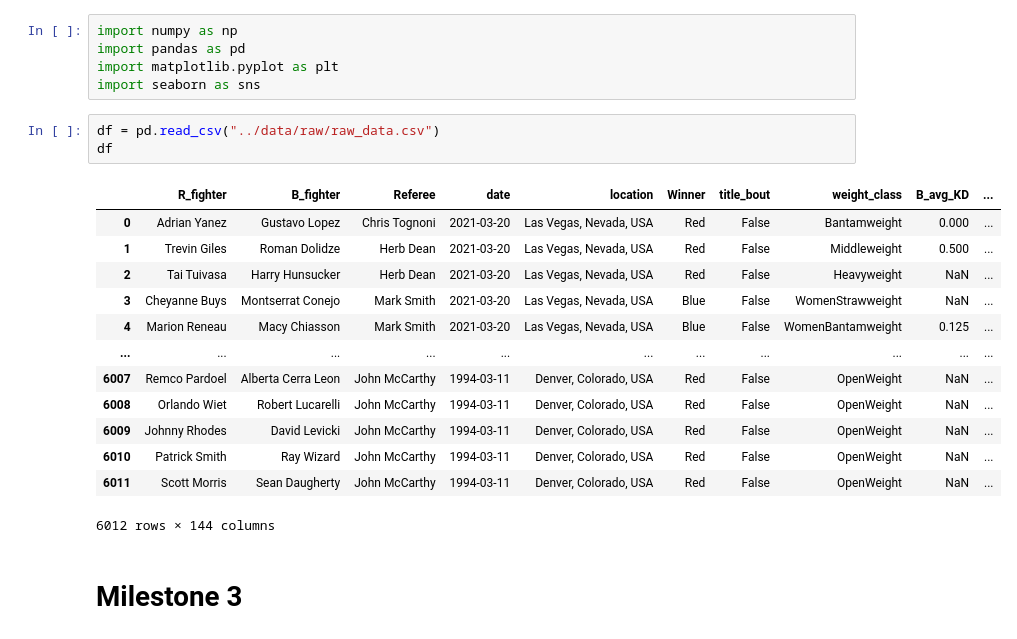
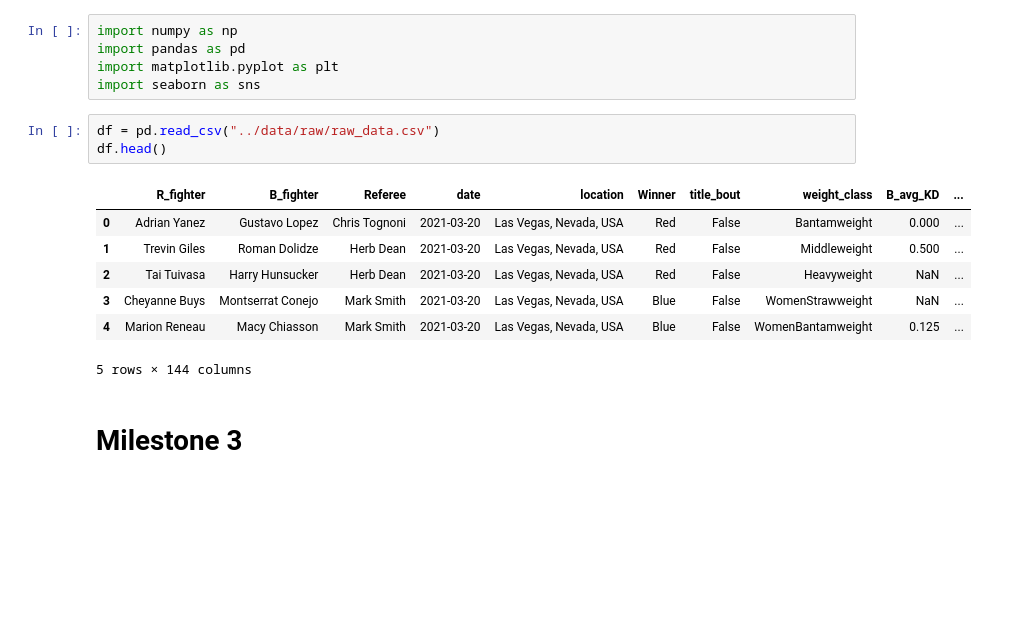
Before and after one commit to ubco-W2022T1-cosc301/project-group20, a Jupyter notebook: notebooks/analysis1.ipynb, the cells around one changed output. Cells and saved outputs as stored; diff of their text form; blank space fills up the shorter version.

```diff
--- a/notebooks/analysis1.ipynb
+++ b/notebooks/analysis1.ipynb
@@ -15,21 +15,15 @@ import matplotlib.pyplot as plt
 import seaborn as sns
 # %%
 df = pd.read_csv("../data/raw/raw_data.csv")
-df
+df.head()
 # %% [output]
 |  | R_fighter | B_fighter | Referee | date | location | Winner | title_bout | weight_class | B_avg_KD | ... |
 | 0 | Adrian Yanez | Gustavo Lopez | Chris Tognoni | 2021-03-20 | Las Vegas, Nevada, USA | Red | False | Bantamweight | 0.000 | ... |
 | 1 | Trevin Giles | Roman Dolidze | Herb Dean | 2021-03-20 | Las Vegas, Nevada, USA | Red | False | Middleweight | 0.500 | ... |
 | 2 | Tai Tuivasa | Harry Hunsucker | Herb Dean | 2021-03-20 | Las Vegas, Nevada, USA | Red | False | Heavyweight | NaN | ... |
 | 3 | Cheyanne Buys | Montserrat Conejo | Mark Smith | 2021-03-20 | Las Vegas, Nevada, USA | Blue | False | WomenStrawweight | NaN | ... |
 | 4 | Marion Reneau | Macy Chiasson | Mark Smith | 2021-03-20 | Las Vegas, Nevada, USA | Blue | False | WomenBantamweight | 0.125 | ... |
-| ... | ... | ... | ... | ... | ... | ... | ... | ... | ... | ... |
-| 6007 | Remco Pardoel | Alberta Cerra Leon | John McCarthy | 1994-03-11 | Denver, Colorado, USA | Red | False | OpenWeight | NaN | ... |
-| 6008 | Orlando Wiet | Robert Lucarelli | John McCarthy | 1994-03-11 | Denver, Colorado, USA | Red | False | OpenWeight | NaN | ... |
-| 6009 | Johnny Rhodes | David Levicki | John McCarthy | 1994-03-11 | Denver, Colorado, USA | Red | False | OpenWeight | NaN | ... |
-| 6010 | Patrick Smith | Ray Wizard | John McCarthy | 1994-03-11 | Denver, Colorado, USA | Red | False | OpenWeight | NaN | ... |
-| 6011 | Scott Morris | Sean Daugherty | John McCarthy | 1994-03-11 | Denver, Colorado, USA | Red | False | OpenWeight | NaN | ... |
-6012 rows × 144 columns
+5 rows × 144 columns
 # %% [markdown]
 # Milestone 3
 # %% [markdown]
```
Also changed, not shown: parts of 2 cells of this notebook, 2 other files.
